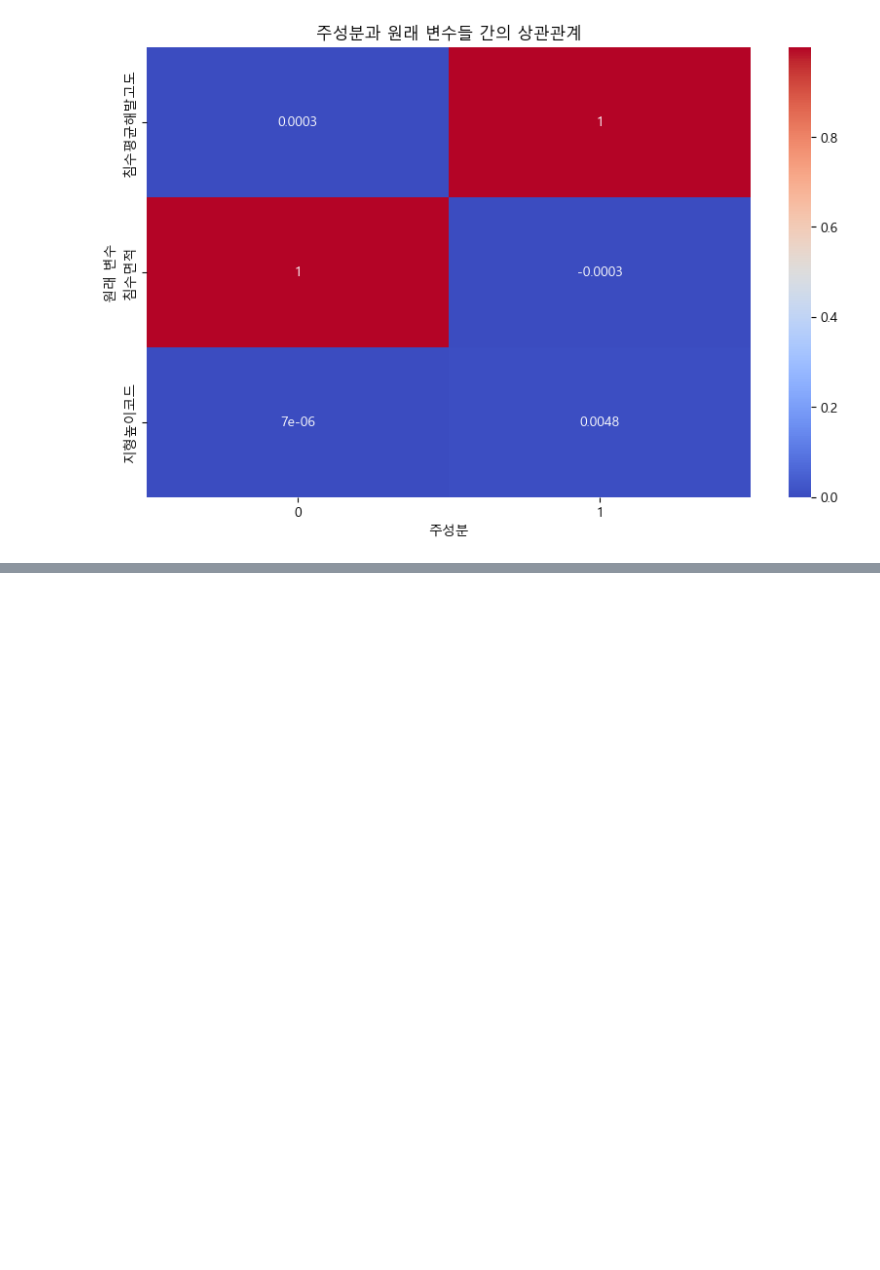
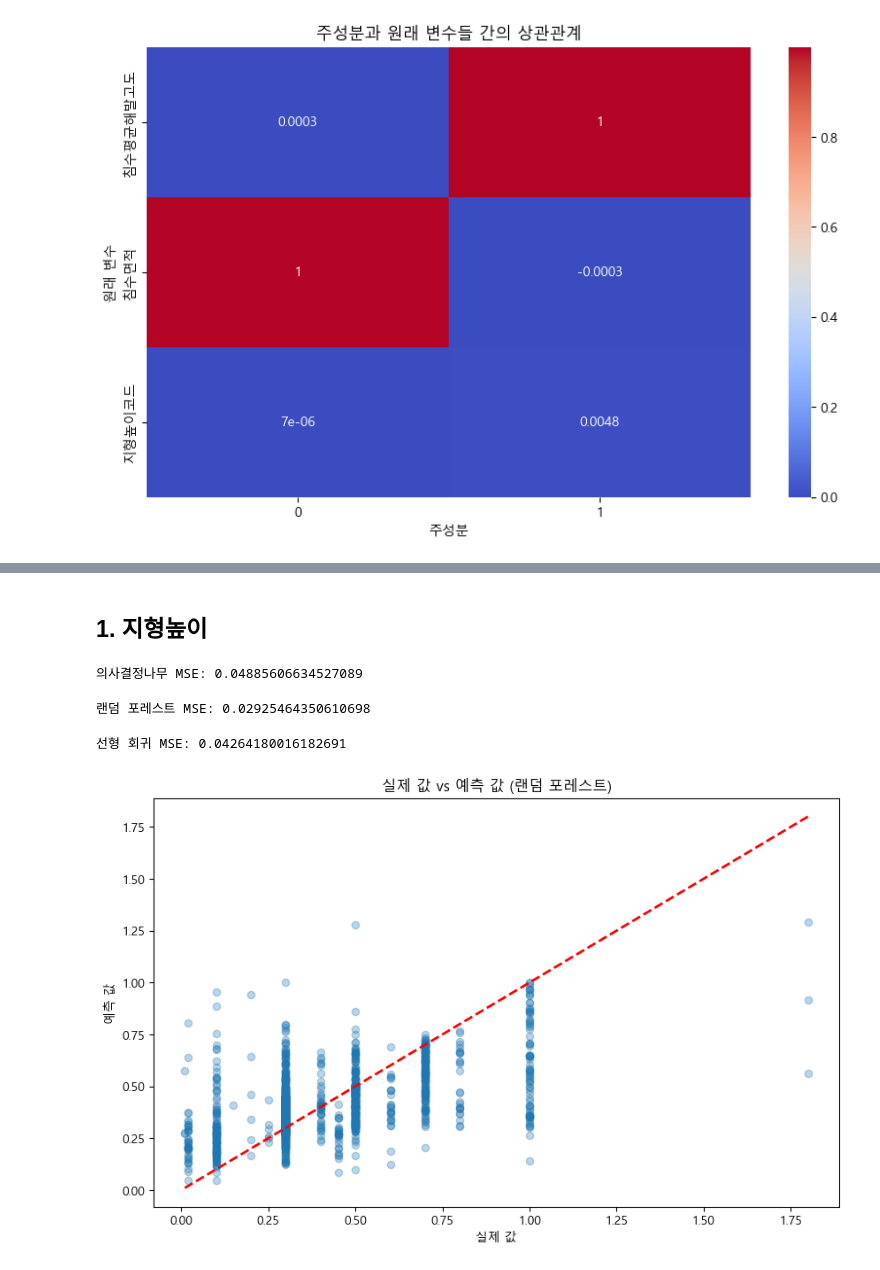
Before and after one commit to Choiinwoo401/Final_Project, a Jupyter notebook: 남수형/침수와지형데이터분석.ipynb, the cells around one changed output, grey strips where cells are left out. Cells and saved outputs as stored; diff of their text form; code cells hidden in the pictures; blank space fills up the shorter version.

```diff
--- a/남수형/침수와지형데이터분석.ipynb
+++ b/남수형/침수와지형데이터분석.ipynb
@@ -276,7 +276,7 @@ keep_columns = [
     '침수시작날짜', '침수종료날짜',
     '침수시작시간', '침수종료시간',
     '침수내용', '주소',
-    '행정코드',
+    '행정코드', '지오메트리',
     '침수연도'
 
 ]
@@ -1893,0 +1879,62 @@ plt.show()
+# %% [markdown]
+## 1. 지형높이
+# %%
+# 침수 & 지형높이
+# 데이터 준비
+merged_data = merged_df[['침수평균해발고도', '침수면적', '지형높이코드', '침수수심']].dropna()
+X = merged_data[['침수평균해발고도', '침수면적', '지형높이코드']]
+y = merged_data['침수수심']
+
+# 데이터 분할 (학습용 80%, 테스트용 20%)
+X_train, X_test, y_train, y_test = train_test_split(X, y, test_size=0.2, random_state=42)
+# %%
+from sklearn.tree import DecisionTreeRegressor
+from sklearn.metrics import mean_squared_error
+
+# 의사결정나무 모델 학습
+tree_model = DecisionTreeRegressor(random_state=42)
+tree_model.fit(X_train, y_train)
+
+# 예측 및 평가
+y_pred_tree = tree_model.predict(X_test)
+mse_tree = mean_squared_error(y_test, y_pred_tree)
+print(f'의사결정나무 MSE: {mse_tree}')
+# %% [output]
+의사결정나무 MSE: 0.04885606634527089
+# %%
+from sklearn.ensemble import RandomForestRegressor
+
+# 랜덤 포레스트 모델 학습
+rf_model = RandomForestRegressor(random_state=42)
+rf_model.fit(X_train, y_train)
+
+# 예측 및 평가
+y_pred_rf = rf_model.predict(X_test)
+mse_rf = mean_squared_error(y_test, y_pred_rf)
+print(f'랜덤 포레스트 MSE: {mse_rf}')
+# %% [output]
+랜덤 포레스트 MSE: 0.02925464350610698
+# %%
+from sklearn.linear_model import LinearRegression
+
+# 선형 회귀 모델 학습
+lr_model = LinearRegression()
+lr_model.fit(X_train, y_train)
+
+# 예측 및 평가
+y_pred_lr = lr_model.predict(X_test)
+mse_lr = mean_squared_error(y_test, y_pred_lr)
+print(f'선형 회귀 MSE: {mse_lr}')
+# %% [output]
+선형 회귀 MSE: 0.04264180016182691
+# %%
+# 실제 값과 예측 값 비교 시각화
+plt.figure(figsize=(10, 6))
+plt.scatter(y_test, y_pred_rf, alpha=0.3)
+plt.plot([y.min(), y.max()], [y.min(), y.max()], '--r', linewidth=2)
+plt.xlabel('실제 값')
+plt.ylabel('예측 값')
+plt.title('실제 값 vs 예측 값 (랜덤 포레스트)')
+plt.show()
+# %% [output]
+[figure, added]
```
Also changed, not shown: parts of 51 cells of this notebook.
